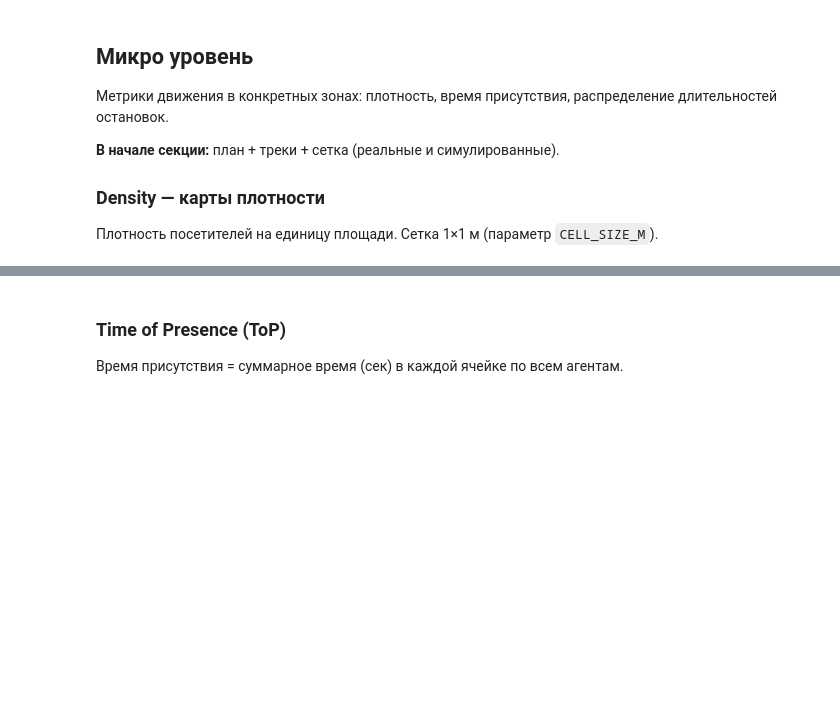
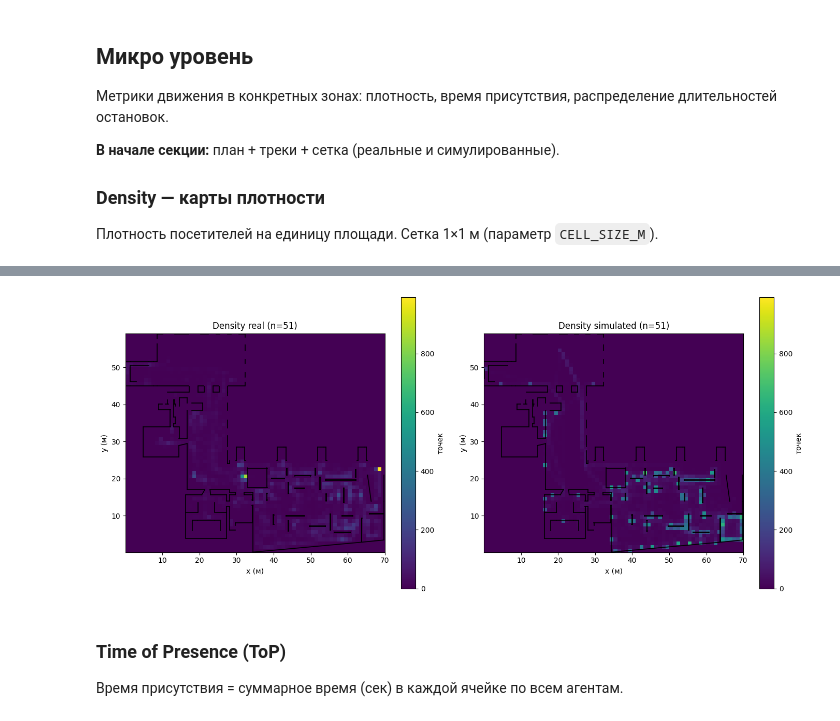
Before and after one commit to malkovajuly97-source/museum-flow-prediction, a Jupyter notebook: model_search/model_search_micro.ipynb, the cells around one changed output, grey strips where cells are left out. Drawn from its saved outputs; the diff is of its cells as text; code cells hidden in the pictures; blank space fills up the shorter version.

```diff
--- a/model_search/model_search_micro.ipynb
+++ b/model_search/model_search_micro.ipynb
@@ -182,3 +112,77 @@ plt.show()
+# %%
+# Density: real и simulated
+import json
+import matplotlib.pyplot as plt
+import numpy as np
+
+# BIRD density
+from density import compute_density_analysis as density_bird_analysis
+d_real = density_bird_analysis(PATH_TRAJECTORIES_CSV, cell_size_m=CELL_SIZE_M)
+
+# Сохраняем сетку для density_Unity (если density_floor0.json ещё не создан)
+base = Path("model_search") if (Path.cwd() / "model_search").exists() else Path(".")
+grid_json = base / "density_floor0.json"
+if not grid_json.exists():
+    json.dump(
+        {"x_edges_m": [round(float(x), 4) for x in d_real["x_edges"]], "y_edges_m": [round(float(y), 4) for y in d_real["y_edges"]]},
+        open(grid_json, "w", encoding="utf-8"),
+        indent=2,
+    )
+
+# Unity density (на сетке BIRD)
+# Сначала пробуем CSV с двумя этапами масштабирования (остановки, ToP); иначе — треки из DXF
+d_sim = None
+if 'PATH_SIMULATION_CSV' in dir() and PATH_SIMULATION_CSV and 'path_floor_dxf' in dir() and 'path_unity_dxf' in dir() and path_unity_dxf.exists():
+    try:
+        from room_popularity import load_simulated_trajectories_from_csv_in_meters
+        from density import compute_time_of_presence
+        traj_sim_csv = load_simulated_trajectories_from_csv_in_meters(path_floor_dxf, path_unity_dxf, PATH_SIMULATION_CSV, SCALE_FACTOR)
+        xe, ye = d_real["x_edges"], d_real["y_edges"]
+        nx, ny = len(xe) - 1, len(ye) - 1
+        all_x = np.concatenate([df["x"].values for df in traj_sim_csv])
+        all_y = np.concatenate([df["y"].values for df in traj_sim_csv])
+        hm, _, _ = np.histogram2d(all_x, all_y, bins=[xe, ye])
+        hm = hm.T
+        # ToP считаем той же функцией, что и real: у real одна итерация масштаба (raw→м), у simulated уже метры → scale_factor=1.0
+        top_matrix, stop_durations = compute_time_of_presence(traj_sim_csv, xe, ye, nx, ny, scale_factor=1.0)
+        stop_duration_stats = {}
+        if stop_durations:
+            arr = np.array(stop_durations)
+            long_stop_threshold_sec = 30.0
+            stop_duration_stats = {"n_stops": len(stop_durations), "mean_sec": round(float(np.mean(arr)), 2), "median_sec": round(float(np.median(arr)), 2), "p75_sec": round(float(np.percentile(arr, 75)), 2), "p90_sec": round(float(np.percentile(arr, 90)), 2), "long_stop_threshold_sec": long_stop_threshold_sec, "proportion_long_stops": round(float(np.mean(arr >= long_stop_threshold_sec)), 4)}
+        d_sim = {"heatmap": hm, "top_matrix": top_matrix, "x_edges": xe, "y_edges": ye, "n_trajectories": len(traj_sim_csv), "stop_duration_stats": stop_duration_stats}
+    except Exception as e:
+        print(f"[Симуляция CSV] Не удалось загрузить: {e}")
+if d_sim is None and 'traj_sim_m' in dir() and traj_sim_m and len(traj_sim_m) > 0:
+    import numpy as np
+    all_x = np.concatenate([[p[0] for p in tr] for tr in traj_sim_m])
+    all_y = np.concatenate([[p[1] for p in tr] for tr in traj_sim_m])
+    xe, ye = d_real["x_edges"], d_real["y_edges"]
+    hm, _, _ = np.histogram2d(all_x, all_y, bins=[xe, ye])
+    hm = hm.T
+    d_sim = {"heatmap": hm, "top_matrix": np.zeros_like(hm), "x_edges": xe, "y_edges": ye, "n_trajectories": len(traj_sim_m)}
+
+# Загрузка плана для overlay
+from plot_density_grids import load_floor_plan_segments, plot_heatmap_on_plan
+path_dxf = Path(PATH_DXF) if isinstance(PATH_DXF, str) else PATH_DXF
+segments = load_floor_plan_segments(path_dxf, "Floor_plan")
+xe, ye = d_real["x_edges"], d_real["y_edges"]
+
+# Density: сырые подсчёты (точек в ячейке), без нормализации — шкала общая
+hm_real = d_real["heatmap"]
+hm_sim = d_sim["heatmap"] if d_sim is not None else None
+vmin_d, vmax_d = 0, max(hm_real.max(), hm_sim.max() if hm_sim is not None else 0)
+
+fig, axes = plt.subplots(1, 2, figsize=(14, 6))
+plot_heatmap_on_plan(axes[0], hm_real, xe, ye, segments, f"Density real (n={d_real['n_trajectories']})", label="точек", vmin=vmin_d, vmax=vmax_d, draw_grid=False)
+if d_sim is not None:
+    plot_heatmap_on_plan(axes[1], hm_sim, xe, ye, segments, f"Density simulated (n={d_sim['n_trajectories']})", label="точек", vmin=vmin_d, vmax=vmax_d, draw_grid=False)
+else:
+    axes[1].set_title("Density simulated — нет данных")
+plt.tight_layout()
+plt.show()
+# %% [output]
+[figure, added]
 # %% [markdown]
 ### Time of Presence (ToP)
 
```
Also changed, not shown: parts of 5 cells of this notebook, 2 other files.
